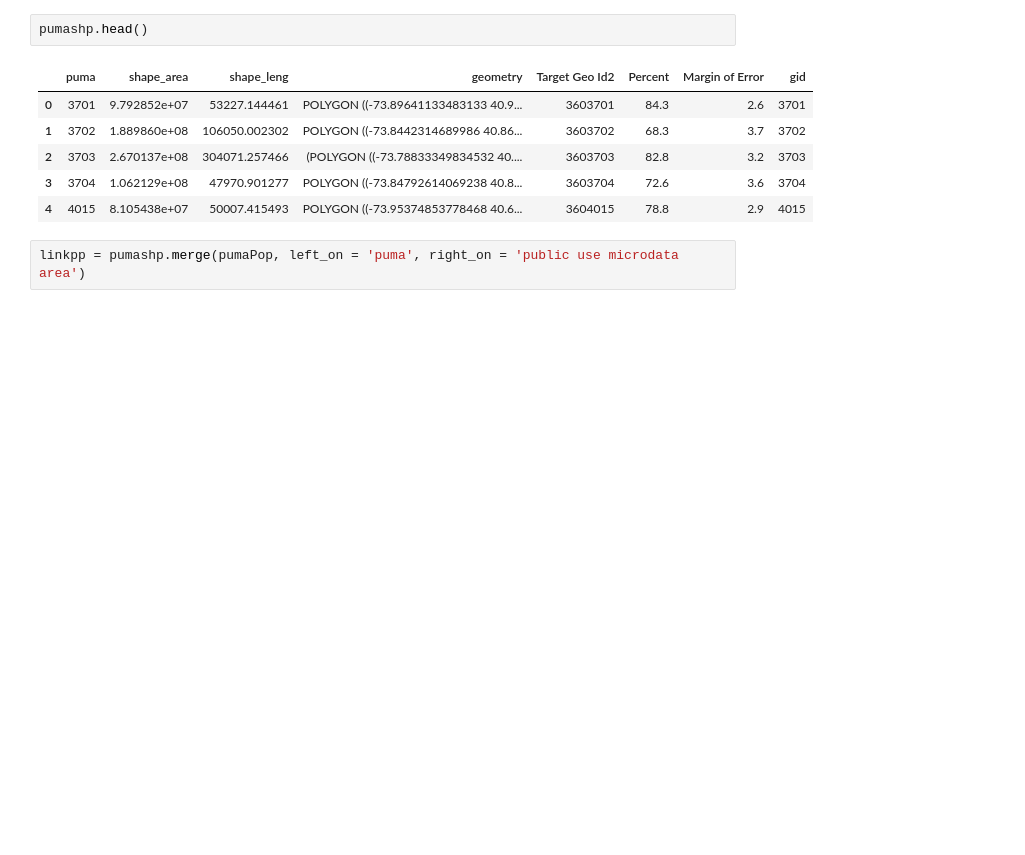
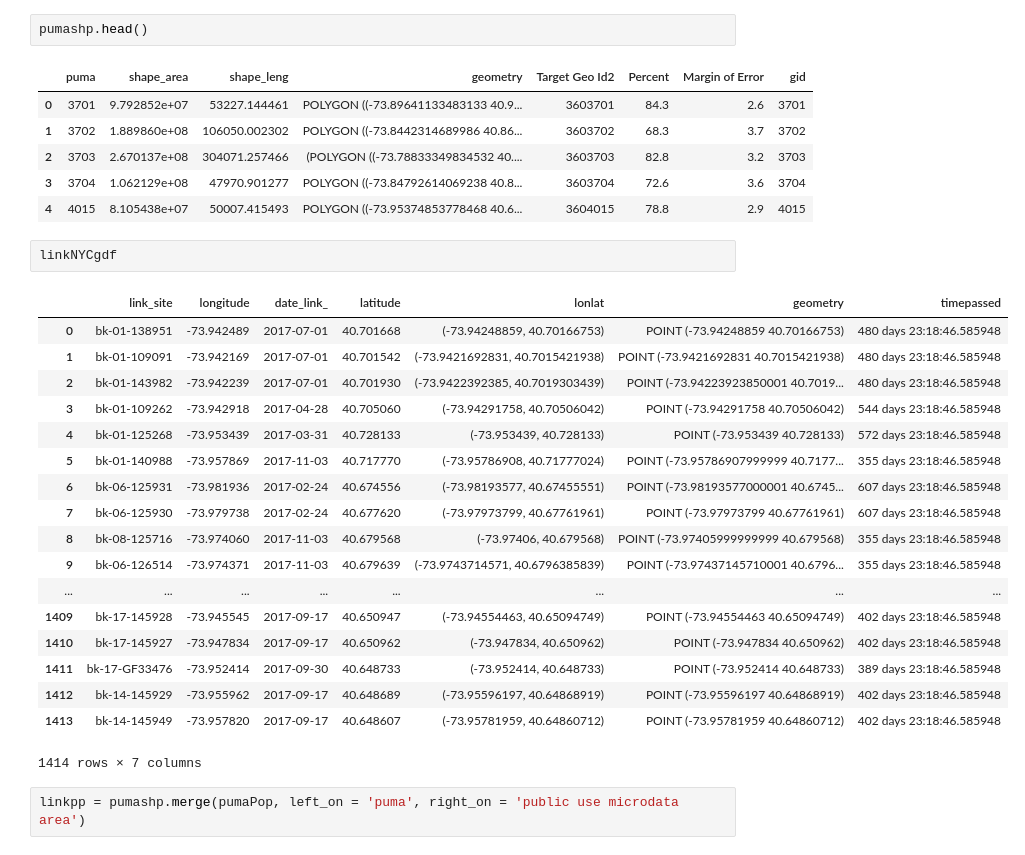
Before and after one commit to samjfalk/PUI2018_sjf374, a Jupyter notebook: HW7_sjf374/HW7_1_sjf374.ipynb, the cells around one changed output. Drawn from its saved outputs; the diff is of its cells as text; blank space fills up the shorter version.

```diff
--- a/HW7_sjf374/HW7_1_sjf374.ipynb
+++ b/HW7_sjf374/HW7_1_sjf374.ipynb
@@ -465,6 +481,27 @@ pumashp.head()
 | 2 | 3703 | 2.670137e+08 | 304071.257466 | (POLYGON ((-73.78833349834532 40.... | 3603703 | 82.8 | 3.2 | 3703 |
 | 3 | 3704 | 1.062129e+08 | 47970.901277 | POLYGON ((-73.84792614069238 40.8... | 3603704 | 72.6 | 3.6 | 3704 |
 | 4 | 4015 | 8.105438e+07 | 50007.415493 | POLYGON ((-73.95374853778468 40.6... | 3604015 | 78.8 | 2.9 | 4015 |
+# %%
+linkNYCgdf
+# %% [output]
+|  | link_site | longitude | date_link_ | latitude | lonlat | geometry | timepassed |
+| 0 | bk-01-138951 | -73.942489 | 2017-07-01 | 40.701668 | (-73.94248859, 40.70166753) | POINT (-73.94248859 40.70166753) | 480 days 23:18:46.585948 |
+| 1 | bk-01-109091 | -73.942169 | 2017-07-01 | 40.701542 | (-73.9421692831, 40.7015421938) | POINT (-73.9421692831 40.7015421938) | 480 days 23:18:46.585948 |
+| 2 | bk-01-143982 | -73.942239 | 2017-07-01 | 40.701930 | (-73.9422392385, 40.7019303439) | POINT (-73.94223923850001 40.7019... | 480 days 23:18:46.585948 |
+| 3 | bk-01-109262 | -73.942918 | 2017-04-28 | 40.705060 | (-73.94291758, 40.70506042) | POINT (-73.94291758 40.70506042) | 544 days 23:18:46.585948 |
+| 4 | bk-01-125268 | -73.953439 | 2017-03-31 | 40.728133 | (-73.953439, 40.728133) | POINT (-73.953439 40.728133) | 572 days 23:18:46.585948 |
+| 5 | bk-01-140988 | -73.957869 | 2017-11-03 | 40.717770 | (-73.95786908, 40.71777024) | POINT (-73.95786907999999 40.7177... | 355 days 23:18:46.585948 |
+| 6 | bk-06-125931 | -73.981936 | 2017-02-24 | 40.674556 | (-73.98193577, 40.67455551) | POINT (-73.98193577000001 40.6745... | 607 days 23:18:46.585948 |
+| 7 | bk-06-125930 | -73.979738 | 2017-02-24 | 40.677620 | (-73.97973799, 40.67761961) | POINT (-73.97973799 40.67761961) | 607 days 23:18:46.585948 |
+| 8 | bk-08-125716 | -73.974060 | 2017-11-03 | 40.679568 | (-73.97406, 40.679568) | POINT (-73.97405999999999 40.679568) | 355 days 23:18:46.585948 |
+| 9 | bk-06-126514 | -73.974371 | 2017-11-03 | 40.679639 | (-73.9743714571, 40.6796385839) | POINT (-73.97437145710001 40.6796... | 355 days 23:18:46.585948 |
+| ... | ... | ... | ... | ... | ... | ... | ... |
+| 1409 | bk-17-145928 | -73.945545 | 2017-09-17 | 40.650947 | (-73.94554463, 40.65094749) | POINT (-73.94554463 40.65094749) | 402 days 23:18:46.585948 |
+| 1410 | bk-17-145927 | -73.947834 | 2017-09-17 | 40.650962 | (-73.947834, 40.650962) | POINT (-73.947834 40.650962) | 402 days 23:18:46.585948 |
+| 1411 | bk-17-GF33476 | -73.952414 | 2017-09-30 | 40.648733 | (-73.952414, 40.648733) | POINT (-73.952414 40.648733) | 389 days 23:18:46.585948 |
+| 1412 | bk-14-145929 | -73.955962 | 2017-09-17 | 40.648689 | (-73.95596197, 40.64868919) | POINT (-73.95596197 40.64868919) | 402 days 23:18:46.585948 |
+| 1413 | bk-14-145949 | -73.957820 | 2017-09-17 | 40.648607 | (-73.95781959, 40.64860712) | POINT (-73.95781959 40.64860712) | 402 days 23:18:46.585948 |
+1414 rows × 7 columns
 # %%
 linkpp = pumashp.merge(pumaPop, left_on = 'puma', right_on = 'public use microdata area')
 # %%
```
Also changed, not shown: parts of 5 cells of this notebook.
